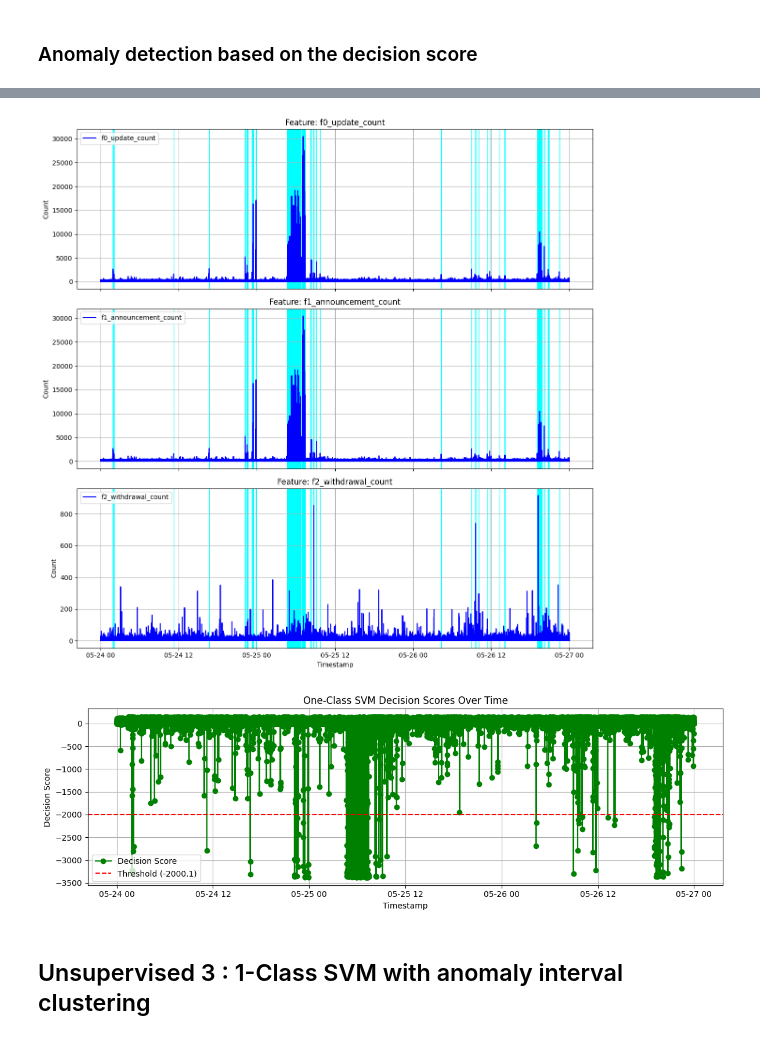
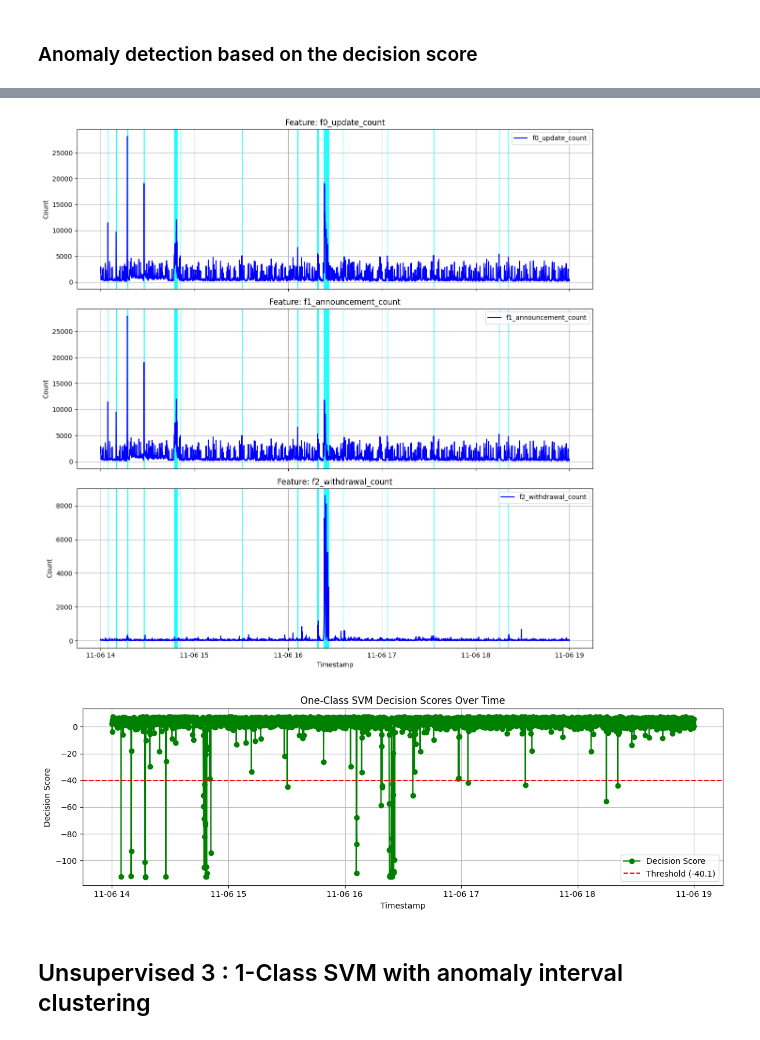
Before and after one commit to carlos-cagnazzo/ml-for-networks-workshop-mvd-2024, a Jupyter notebook: notebooks/2017-level3-route-leak/ml-detection-04.ipynb, the cells around one changed output, grey strips where cells are left out. Cells and saved outputs as stored; diff of their text form; code cells hidden in the pictures.

```diff
--- a/notebooks/2017-level3-route-leak/ml-detection-04.ipynb
+++ b/notebooks/2017-level3-route-leak/ml-detection-04.ipynb
@@ -42,12 +47,12 @@ import matplotlib.pyplot as plt
 import numpy as np
 
 # Specify the incident ID (e.g., replace with the relevant identifier)
-INCIDENT = "2005-moscow-blackout"  # Replace with the actual incident identifier
-COLLECTOR = "rrc05"
+INCIDENT = "2017-level3-leak"  # Replace with the actual incident identifier
+COLLECTOR = "rrc11" ## Equinix New York
 WINDOW = "w06s"
 
 # File path for the consolidated features CSV
-file_path = f"../features/{INCIDENT}/{WINDOW}/consolidated_features_{COLLECTOR}.csv"
+file_path = f"../../features/{INCIDENT}/{WINDOW}/consolidated_features_{COLLECTOR}.csv"
 
 # Load the consolidated features file into merged_df
 merged_df = pd.read_csv(file_path)
@@ -57,11 +62,7 @@ merged_df['timestamp'] = pd.to_datetime(merged_df['timestamp'])
 
 # Define anomaly intervals to highlight (as datetime or numeric values)
 anomaly_intervals = [
-    ("2005-05-24 22:10:09","2005-05-24 22:51:09"),
-    ("2005-05-24 23:26:09","2005-05-24 23:52:09"),
-    ("2005-05-25 04:24:09","2005-05-25 07:24:09"),
-    ("2005-05-25 08:08:09","2005-05-25 09:09:09"),
-    ("2005-05-26 19:02:09","2005-05-26 20:44:09")
+    ("2017-11-06 14:45:09","2017-11-06 16:25:09"),
 ]
 
 anomaly_intervals
@@ -427,7 +424,7 @@ merged_df = merged_df.sort_values(by='timestamp')
 
 # --- Define the threshold ---
 # Adjust this threshold as needed based on the distribution of your decision scores.
-score_threshold = -2000.1
+score_threshold = -40.1
 
 # Compute anomaly intervals using the decision score threshold.
 anomaly_intervals = compute_anomaly_intervals_from_score(merged_df, score_col='decision_score',
@@ -497,5 +494,5 @@ Number of anomaly intervals: 428
-[figure, old version]
+[figure, new version]
-[figure, old version]
+[figure, new version]
 # %% [markdown]
 ## Unsupervised 3 : 1-Class SVM with anomaly interval clustering
 # %%
```
Also changed, not shown: parts of 17 cells of this notebook, 22 other files.
